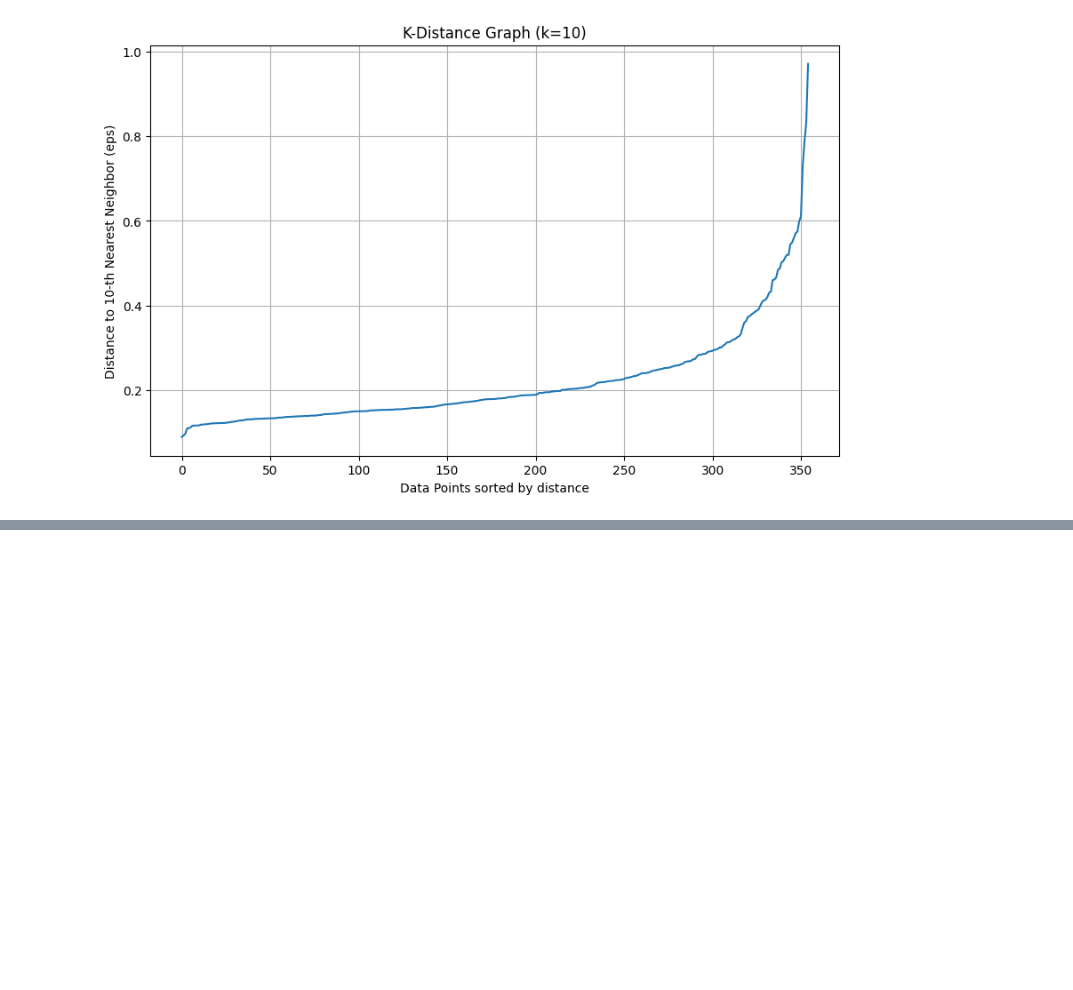
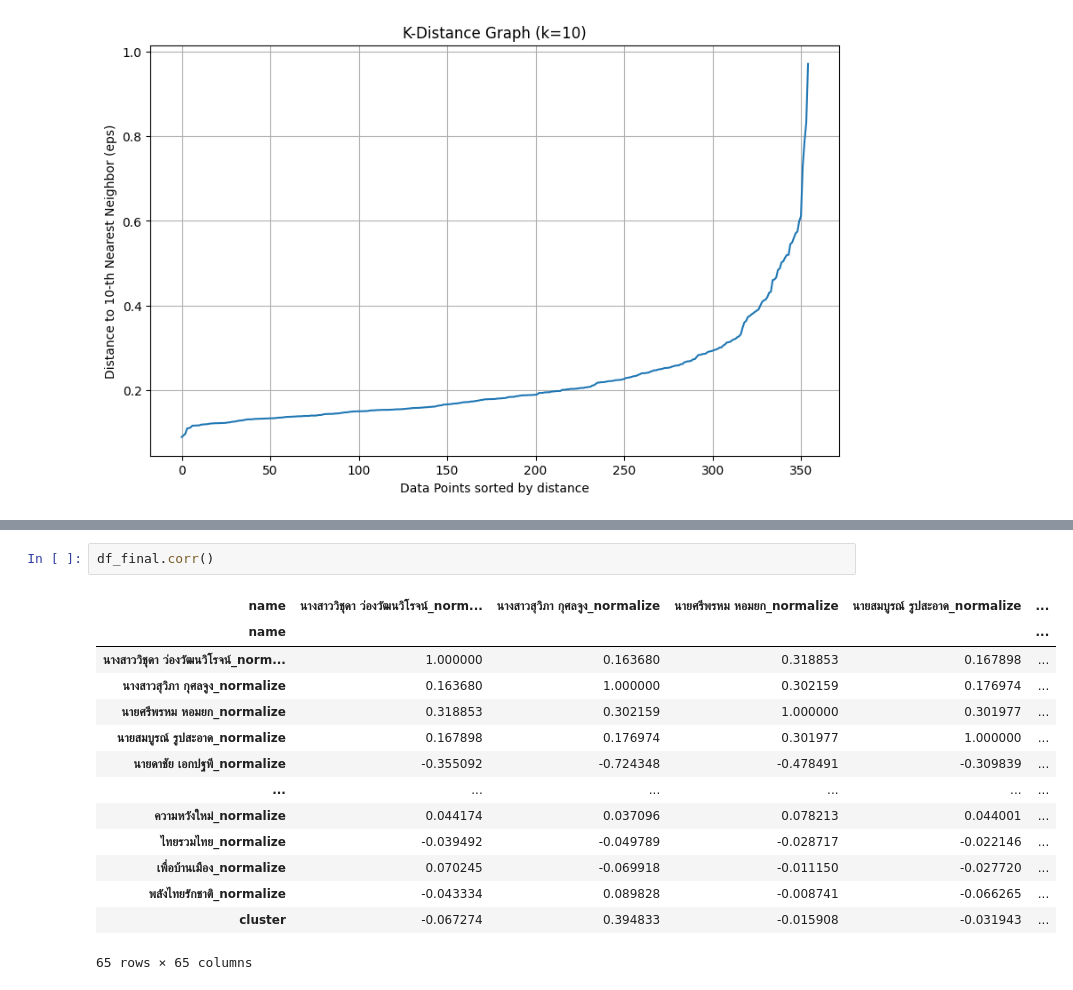
Before and after one commit to PhoengZ/lampang-area2-analyze, a Jupyter notebook: phao-analyze/clustering.ipynb, the cells around one changed output, grey strips where cells are left out. Cells and saved outputs as stored; diff of their text form; blank space fills up the shorter version.

```diff
--- a/phao-analyze/clustering.ipynb
+++ b/phao-analyze/clustering.ipynb
@@ -282,2 +287,19 @@ cluster
 Name: count, dtype: int64
+# %%
+df_final.corr()
+# %% [output]
+| name | นางสาววิชุดา ว่องวัฒนวิโรจน์_norm... | นางสาวสุวิภา กุศลจูง_normalize | นายศรีพรหม หอมยก_normalize | นายสมบูรณ์ รูปสะอาด_normalize | ... |
+| name |  |  |  |  | ... |
+| นางสาววิชุดา ว่องวัฒนวิโรจน์_norm... | 1.000000 | 0.163680 | 0.318853 | 0.167898 | ... |
+| นางสาวสุวิภา กุศลจูง_normalize | 0.163680 | 1.000000 | 0.302159 | 0.176974 | ... |
+| นายศรีพรหม หอมยก_normalize | 0.318853 | 0.302159 | 1.000000 | 0.301977 | ... |
+| นายสมบูรณ์ รูปสะอาด_normalize | 0.167898 | 0.176974 | 0.301977 | 1.000000 | ... |
+| นายดาชัย เอกปฐพี_normalize | -0.355092 | -0.724348 | -0.478491 | -0.309839 | ... |
+| ... | ... | ... | ... | ... | ... |
+| ความหวังใหม่_normalize | 0.044174 | 0.037096 | 0.078213 | 0.044001 | ... |
+| ไทยรวมไทย_normalize | -0.039492 | -0.049789 | -0.028717 | -0.022146 | ... |
+| เพื่อบ้านเมือง_normalize | 0.070245 | -0.069918 | -0.011150 | -0.027720 | ... |
+| พลังไทยรักชาติ_normalize | -0.043334 | 0.089828 | -0.008741 | -0.066265 | ... |
+| cluster | -0.067274 | 0.394833 | -0.015908 | -0.031943 | ... |
+65 rows × 65 columns
 # %%
```
Also changed, not shown: parts of 6 cells of this notebook, 2 other files.
